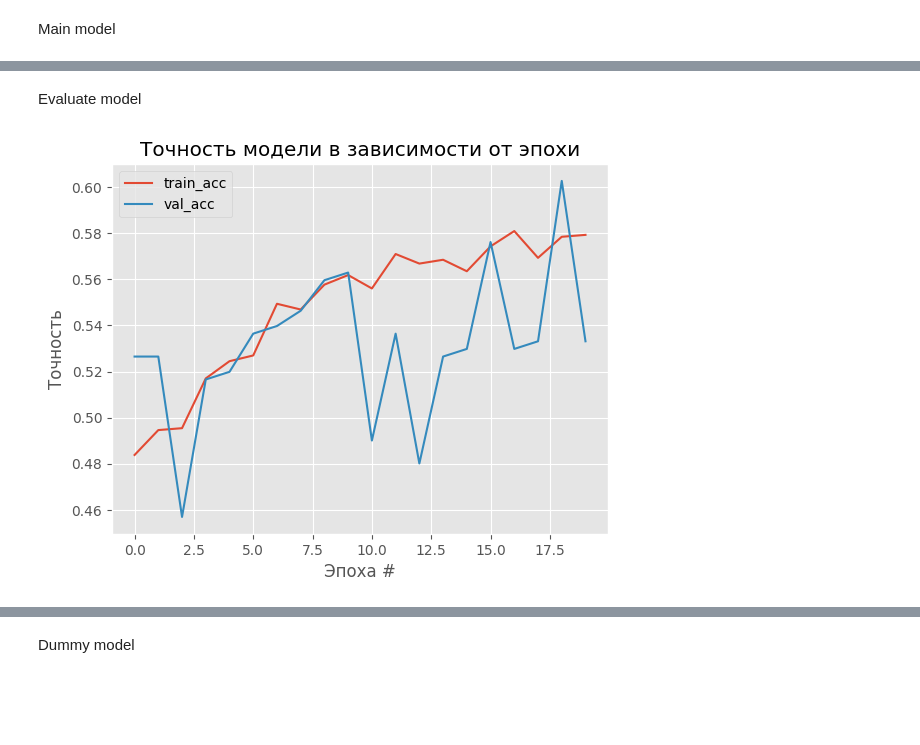
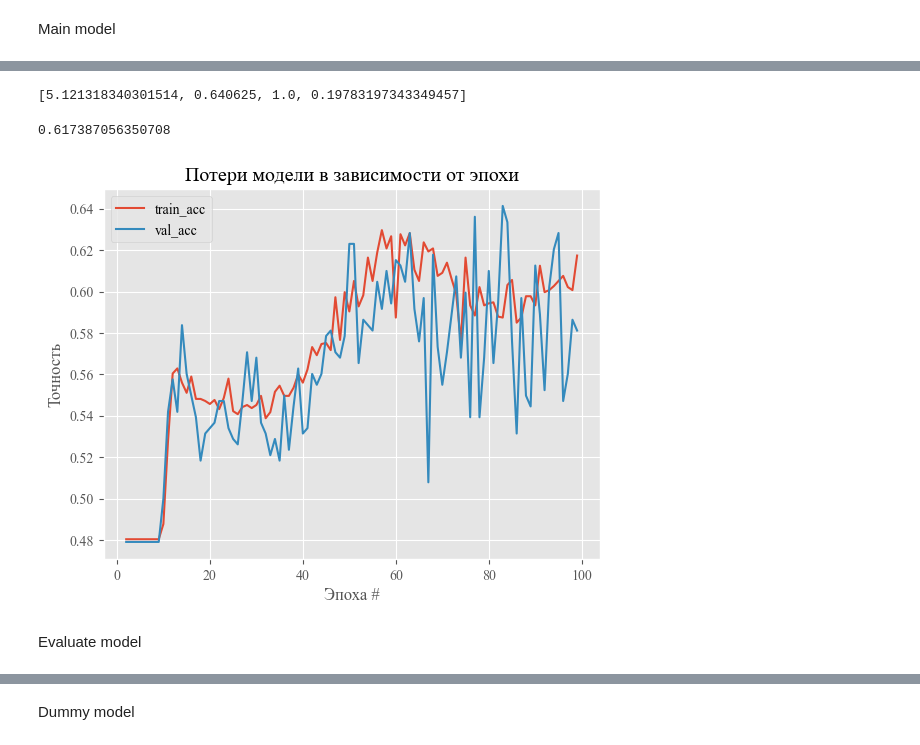
Before and after one commit to 1dimadim1/PhaseCompositionPrediction, a Jupyter notebook: NN_model.ipynb, the cells around one changed output, grey strips where cells are left out. Saved outputs shown, nothing was run; the diff lists cells and outputs as text; code cells hidden in the pictures; blank space fills up the shorter version.

Commit message:
refactor: model optimization and adding statistic modules

```diff
--- a/NN_model.ipynb
+++ b/NN_model.ipynb
@@ -166,4 +212,5 @@ Main model
 # %%
 from sklearn.model_selection import train_test_split
 
-X_train, X_test, y_train, y_test = train_test_split(X, Y, test_size=0.2, random_state=42)
+X_train, X_val, y_train, y_val = train_test_split(X, Y, test_size=0.2, random_state=42)
+X_val, X_test, y_val, y_test = train_test_split(X_val, y_val, test_size=0.25, random_state=42)
@@ -172,15 +223,18 @@ from keras.models import Sequential
 from keras.layers import Dense
 import tensorflow as tf
 from keras.optimizers import SGD
-epoch = 20
+epoch = 100
+batch = 32
 model = Sequential()
 # model.add(tf.keras.layers.BatchNormalization(synchronized=False))
-model.add(Dense(2000, input_shape=(shape,), activation='relu', kernel_initializer='he_uniform'))
-model.add(Dense(2000, activation='relu'))
+model.add(Dense(256, input_shape=(shape,), activation='tanh', kernel_initializer='he_uniform'))
+# model.add(Dense(256, activation='tanh'))
+model.add(Dense(64, activation='tanh'))
+model.add(Dense(8, activation='relu'))
 model.add(Dense(out_shape, activation='softmax'))
 opt = SGD(lr=0.01, momentum=0.5)
-# model.compile(optimizer='adam', loss="mse", metrics=["accuracy"])
-model.compile(optimizer=opt, loss="kullback_leibler_divergence", metrics=["accuracy"])
-H = model.fit(X_train, y_train, validation_data=(X_test, y_test), batch_size=32, epochs=epoch)
+# model.compile(optimizer='adam', loss="mse", metrics=["accuracy", "Precision", "Recall"])
+model.compile(optimizer='adam', loss="kullback_leibler_divergence", metrics=["accuracy", "Precision", "Recall"])
+H = model.fit(X_train, y_train, validation_data=(X_val, y_val), batch_size=batch, epochs=epoch)
 predictions = model.predict(X[0:len(X)])
 # %% [output]
@@ -210,0 +259,4 @@ predictions = model.predict(X[0:len(X)])
+# %%
+model.evaluate(X_test, y_test, verbose = 0)
+# %% [output]
+[5.121318340301514, 0.640625, 1.0, 0.19783197343349457]
@@ -211,20 +274,24 @@ predictions = model.predict(X[0:len(X)])
+# %%
+import matplotlib.pyplot as plt
+plt.rcParams["font.family"] = "Times New Roman"
+plt.rcParams.update({'font.size': 14})
+
+def saveNNHist(H,cut, name_diagram = 'Точность модели в зависимости от эпохи', epoch = epoch):
+    plt.style.use("ggplot")
+    plt.figure()
+    # plt.plot(np.arange(0, epoch)[cut:], H.history["loss"][cut:], label="train_loss")
+    # plt.plot(np.arange(0, epoch)[cut:], H.history["val_loss"][cut:], label="val_loss")
+    plt.plot(np.arange(0, epoch)[cut:], H.history["accuracy"][cut:], label="train_acc")
+    plt.plot(np.arange(0, epoch)[cut:], H.history["val_accuracy"][cut:], label="val_acc")
+    plt.title(name_diagram)
+    plt.xlabel("Эпоха #")
+    plt.ylabel("Точность")
+    plt.legend()
+    plt.savefig(f'./StatData/{name_diagram}({batch}).png')
+print(H.history["accuracy"][-1])
+saveNNHist(H,2,'Потери модели в зависимости от эпохи',epoch)
+# %% [output]
+0.617387056350708
+[figure, added]
 # %% [markdown]
 Evaluate model
-# %%
-import matplotlib.pyplot as plt
-def saveNNHist(H, name_diagram = 'Точность модели в зависимости от эпохи', epoch = epoch):
-    # plot the training loss and accuracy
-    plt.style.use("ggplot")
-    plt.figure()
-    # plt.plot(np.arange(0, epoch), H.history["loss"], label="train_loss")
-    # plt.plot(np.arange(0, epoch), H.history["val_loss"], label="val_loss")
-    plt.plot(np.arange(0, epoch), H.history["accuracy"], label="train_acc")
-    plt.plot(np.arange(0, epoch), H.history["val_accuracy"], label="val_acc")
-    plt.title(name_diagram)
-    plt.xlabel("Эпоха #")
-    plt.ylabel("Точность")
-    plt.legend()
-    # plt.savefig(f'./StatData/{name_diagram}.png')
-saveNNHist(H,'Точность модели в зависимости от эпохи',20)
-# %% [output]
-[figure, removed]
```
Also changed, not shown: parts of 18 cells of this notebook.
